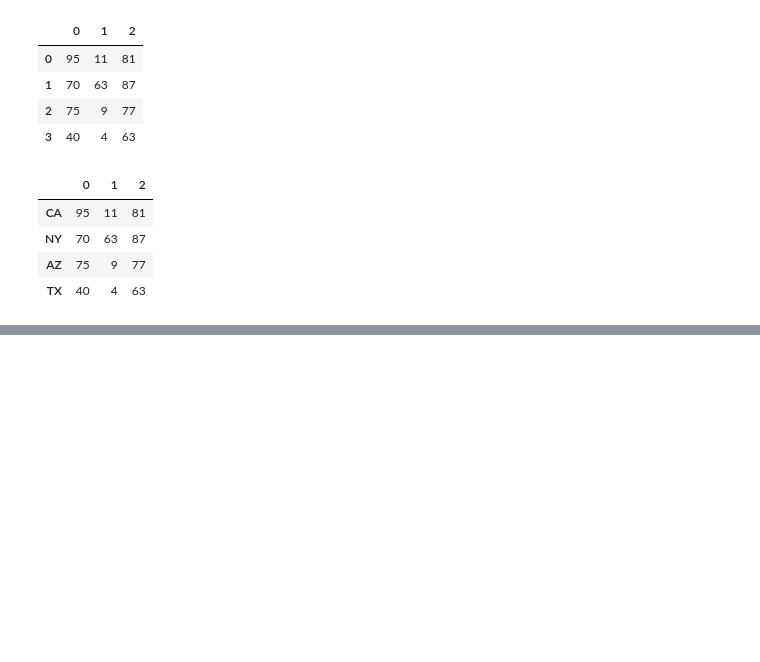
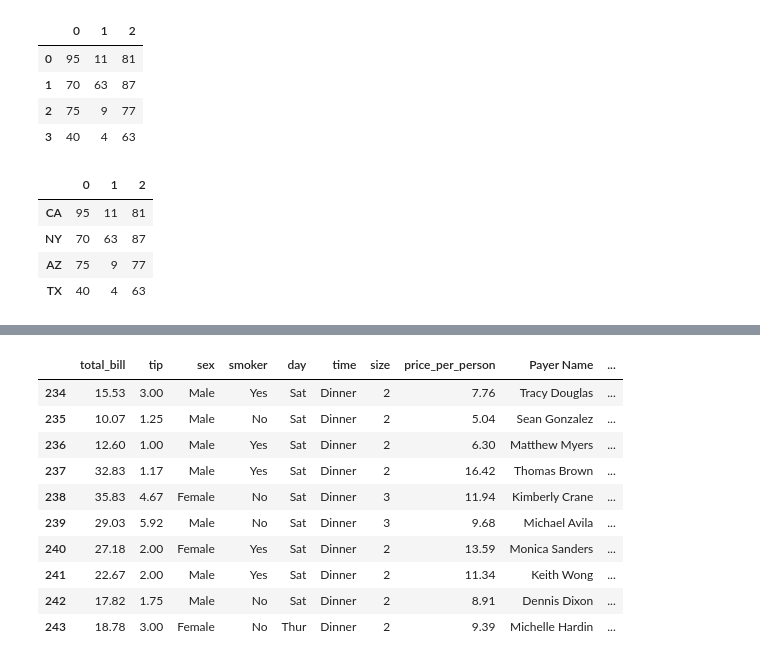
Before and after one commit to ayushgupta-repo/DATA_SCIENCE, a Jupyter notebook: 05_pandas/video_4.ipynb, the cells around one changed output, grey strips where cells are left out. Saved outputs shown, nothing was run; the diff lists cells and outputs as text; code cells hidden in the pictures; blank space fills up the shorter version.

```diff
--- a/05_pandas/video_4.ipynb
+++ b/05_pandas/video_4.ipynb
@@ -107,0 +156,14 @@ df3
+# %%
+df.tail(10) # by providing number you will get that much number of rows from last
+# %% [output]
+|  | total_bill | tip | sex | smoker | day | time | size | price_per_person | Payer Name | ... |
+| 234 | 15.53 | 3.00 | Male | Yes | Sat | Dinner | 2 | 7.76 | Tracy Douglas | ... |
+| 235 | 10.07 | 1.25 | Male | No | Sat | Dinner | 2 | 5.04 | Sean Gonzalez | ... |
+| 236 | 12.60 | 1.00 | Male | Yes | Sat | Dinner | 2 | 6.30 | Matthew Myers | ... |
+| 237 | 32.83 | 1.17 | Male | Yes | Sat | Dinner | 2 | 16.42 | Thomas Brown | ... |
+| 238 | 35.83 | 4.67 | Female | No | Sat | Dinner | 3 | 11.94 | Kimberly Crane | ... |
+| 239 | 29.03 | 5.92 | Male | No | Sat | Dinner | 3 | 9.68 | Michael Avila | ... |
+| 240 | 27.18 | 2.00 | Female | Yes | Sat | Dinner | 2 | 13.59 | Monica Sanders | ... |
+| 241 | 22.67 | 2.00 | Male | Yes | Sat | Dinner | 2 | 11.34 | Keith Wong | ... |
+| 242 | 17.82 | 1.75 | Male | No | Sat | Dinner | 2 | 8.91 | Dennis Dixon | ... |
+| 243 | 18.78 | 3.00 | Female | No | Thur | Dinner | 2 | 9.39 | Michelle Hardin | ... |
```
Also changed, not shown: parts of 10 cells of this notebook.
